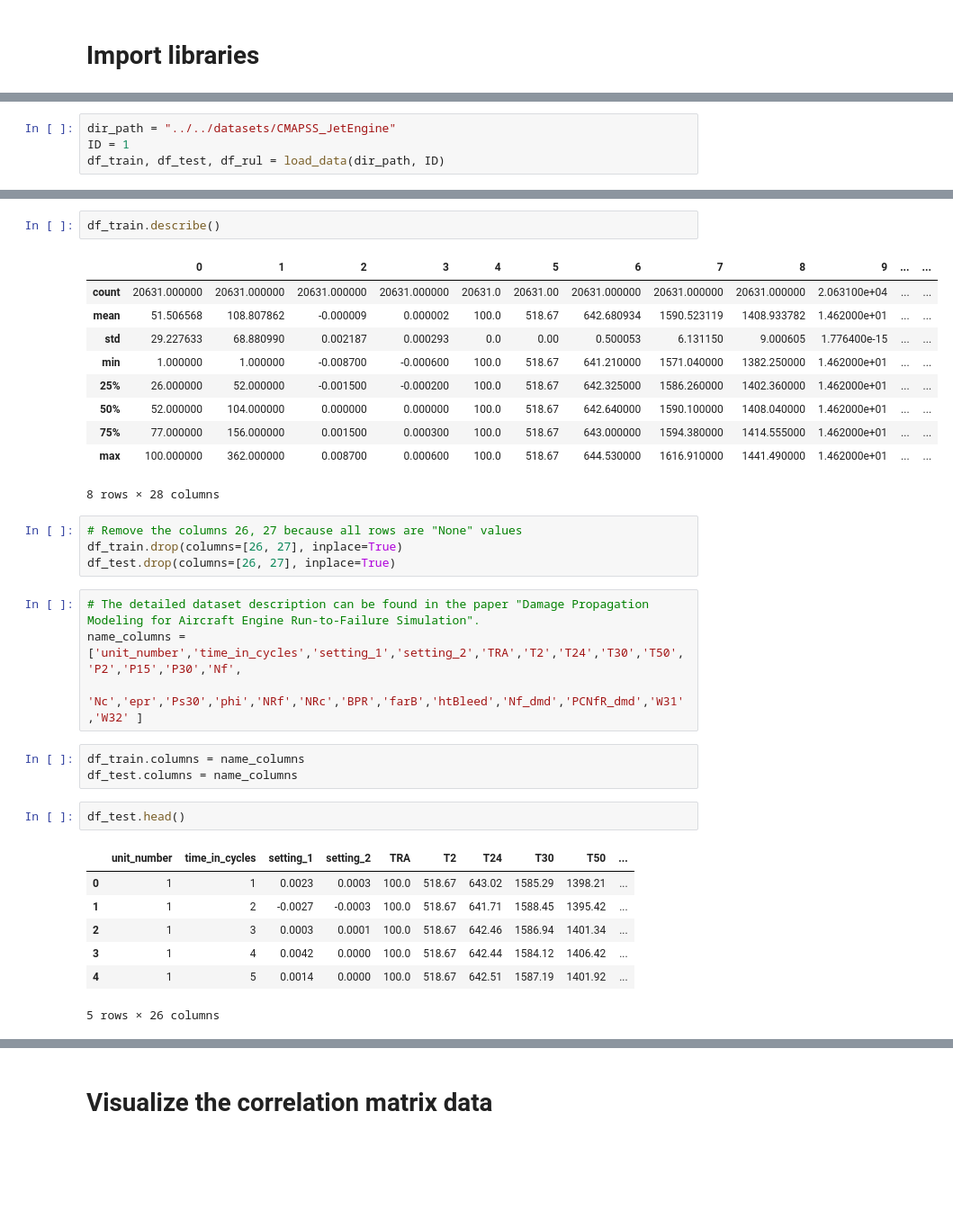
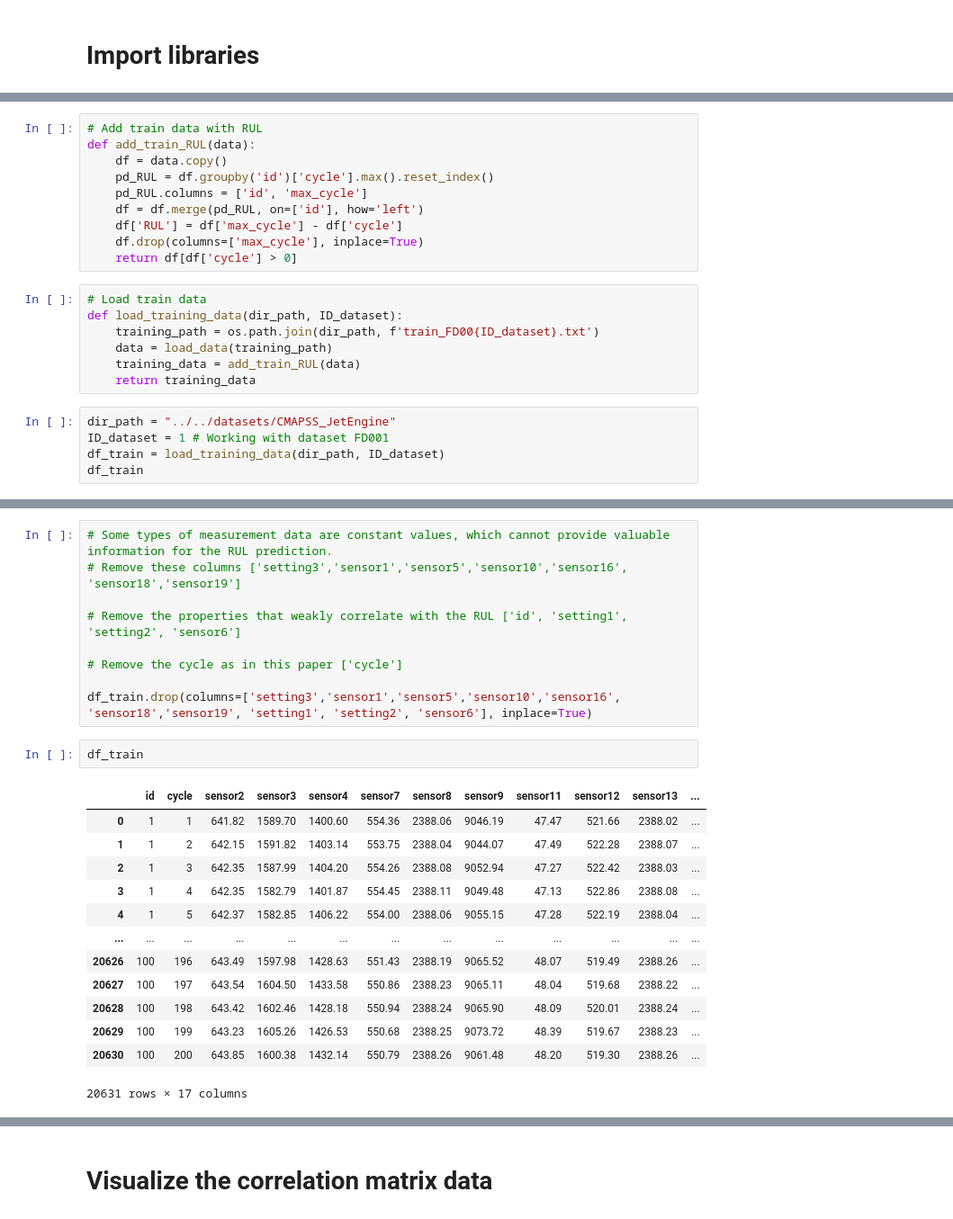
Before and after one commit to mrtrunghieu1/predictive-maintenance-awesome, a Jupyter notebook: src/notebooks/CMAPSS_EDA.ipynb, the cells around one changed output, grey strips where cells are left out. Shown at 90% size. Saved outputs shown, nothing was run; the diff lists cells and outputs as text; blank space fills up the shorter version.

Commit message:
[UPDATE] Time window extraction

```diff
--- a/src/notebooks/CMAPSS_EDA.ipynb
+++ b/src/notebooks/CMAPSS_EDA.ipynb
@@ -20,4 +26,22 @@ def load_data(dir_path, ID):
+# %%
+# Add train data with RUL
+def add_train_RUL(data):
+    df = data.copy()
+    pd_RUL = df.groupby('id')['cycle'].max().reset_index()
+    pd_RUL.columns = ['id', 'max_cycle']
+    df = df.merge(pd_RUL, on=['id'], how='left')
+    df['RUL'] = df['max_cycle'] - df['cycle']
+    df.drop(columns=['max_cycle'], inplace=True)
+    return df[df['cycle'] > 0]
+# %%
+# Load train data
+def load_training_data(dir_path, ID_dataset):
+    training_path = os.path.join(dir_path, f'train_FD00{ID_dataset}.txt')
+    data = load_data(training_path)
+    training_data = add_train_RUL(data)
+    return training_data
 # %%
 dir_path = "../../datasets/CMAPSS_JetEngine"
-ID = 1
-df_train, df_test, df_rul = load_data(dir_path, ID)
+ID_dataset = 1 # Working with dataset FD001
+df_train = load_training_data(dir_path, ID_dataset)
+df_train
@@ -24,34 +62,25 @@ df_train, df_test, df_rul = load_data(dir_path, ID)
+# %%
+# Some types of measurement data are constant values, which cannot provide valuable information for the RUL prediction.
+# Remove these columns ['setting3','sensor1','sensor5','sensor10','sensor16', 'sensor18','sensor19']
+
+# Remove the properties that weakly correlate with the RUL ['id', 'setting1', 'setting2', 'sensor6']
+
+# Remove the cycle as in this paper ['cycle']
+
+df_train.drop(columns=['setting3','sensor1','sensor5','sensor10','sensor16', 'sensor18','sensor19', 'setting1', 'setting2', 'sensor6'], inplace=True)
 # %%
-df_train.describe()
+df_train
 # %% [output]
-|  | 0 | 1 | 2 | 3 | 4 | 5 | 6 | 7 | 8 | 9 | ... | ... |
-| count | 20631.000000 | 20631.000000 | 20631.000000 | 20631.000000 | 20631.0 | 20631.00 | 20631.000000 | 20631.000000 | 20631.000000 | 2.063100e+04 | ... | ... |
-| mean | 51.506568 | 108.807862 | -0.000009 | 0.000002 | 100.0 | 518.67 | 642.680934 | 1590.523119 | 1408.933782 | 1.462000e+01 | ... | ... |
-| std | 29.227633 | 68.880990 | 0.002187 | 0.000293 | 0.0 | 0.00 | 0.500053 | 6.131150 | 9.000605 | 1.776400e-15 | ... | ... |
-| min | 1.000000 | 1.000000 | -0.008700 | -0.000600 | 100.0 | 518.67 | 641.210000 | 1571.040000 | 1382.250000 | 1.462000e+01 | ... | ... |
-| 25% | 26.000000 | 52.000000 | -0.001500 | -0.000200 | 100.0 | 518.67 | 642.325000 | 1586.260000 | 1402.360000 | 1.462000e+01 | ... | ... |
-| 50% | 52.000000 | 104.000000 | 0.000000 | 0.000000 | 100.0 | 518.67 | 642.640000 | 1590.100000 | 1408.040000 | 1.462000e+01 | ... | ... |
-| 75% | 77.000000 | 156.000000 | 0.001500 | 0.000300 | 100.0 | 518.67 | 643.000000 | 1594.380000 | 1414.555000 | 1.462000e+01 | ... | ... |
-| max | 100.000000 | 362.000000 | 0.008700 | 0.000600 | 100.0 | 518.67 | 644.530000 | 1616.910000 | 1441.490000 | 1.462000e+01 | ... | ... |
+|  | id | cycle | sensor2 | sensor3 | sensor4 | sensor7 | sensor8 | sensor9 | sensor11 | sensor12 | sensor13 | ... |
+| 0 | 1 | 1 | 641.82 | 1589.70 | 1400.60 | 554.36 | 2388.06 | 9046.19 | 47.47 | 521.66 | 2388.02 | ... |
+| 1 | 1 | 2 | 642.15 | 1591.82 | 1403.14 | 553.75 | 2388.04 | 9044.07 | 47.49 | 522.28 | 2388.07 | ... |
+| 2 | 1 | 3 | 642.35 | 1587.99 | 1404.20 | 554.26 | 2388.08 | 9052.94 | 47.27 | 522.42 | 2388.03 | ... |
+| 3 | 1 | 4 | 642.35 | 1582.79 | 1401.87 | 554.45 | 2388.11 | 9049.48 | 47.13 | 522.86 | 2388.08 | ... |
+| 4 | 1 | 5 | 642.37 | 1582.85 | 1406.22 | 554.00 | 2388.06 | 9055.15 | 47.28 | 522.19 | 2388.04 | ... |
+| ... | ... | ... | ... | ... | ... | ... | ... | ... | ... | ... | ... | ... |
+| 20626 | 100 | 196 | 643.49 | 1597.98 | 1428.63 | 551.43 | 2388.19 | 9065.52 | 48.07 | 519.49 | 2388.26 | ... |
+| 20627 | 100 | 197 | 643.54 | 1604.50 | 1433.58 | 550.86 | 2388.23 | 9065.11 | 48.04 | 519.68 | 2388.22 | ... |
+| 20628 | 100 | 198 | 643.42 | 1602.46 | 1428.18 | 550.94 | 2388.24 | 9065.90 | 48.09 | 520.01 | 2388.24 | ... |
+| 20629 | 100 | 199 | 643.23 | 1605.26 | 1426.53 | 550.68 | 2388.25 | 9073.72 | 48.39 | 519.67 | 2388.23 | ... |
+| 20630 | 100 | 200 | 643.85 | 1600.38 | 1432.14 | 550.79 | 2388.26 | 9061.48 | 48.20 | 519.30 | 2388.26 | ... |
-8 rows × 28 columns
+20631 rows × 17 columns
-# %%
-# Remove the columns 26, 27 because all rows are "None" values
-df_train.drop(columns=[26, 27], inplace=True)
-df_test.drop(columns=[26, 27], inplace=True)
-# %%
-# The detailed dataset description can be found in the paper "Damage Propagation Modeling for Aircraft Engine Run-to-Failure Simulation".
-name_columns = ['unit_number','time_in_cycles','setting_1','setting_2','TRA','T2','T24','T30','T50','P2','P15','P30','Nf',
-                'Nc','epr','Ps30','phi','NRf','NRc','BPR','farB','htBleed','Nf_dmd','PCNfR_dmd','W31','W32' ]
-# %%
-df_train.columns = name_columns
-df_test.columns = name_columns
-# %%
-df_test.head()
-# %% [output]
-|  | unit_number | time_in_cycles | setting_1 | setting_2 | TRA | T2 | T24 | T30 | T50 | ... |
-| 0 | 1 | 1 | 0.0023 | 0.0003 | 100.0 | 518.67 | 643.02 | 1585.29 | 1398.21 | ... |
-| 1 | 1 | 2 | -0.0027 | -0.0003 | 100.0 | 518.67 | 641.71 | 1588.45 | 1395.42 | ... |
-| 2 | 1 | 3 | 0.0003 | 0.0001 | 100.0 | 518.67 | 642.46 | 1586.94 | 1401.34 | ... |
-| 3 | 1 | 4 | 0.0042 | 0.0000 | 100.0 | 518.67 | 642.44 | 1584.12 | 1406.42 | ... |
-| 4 | 1 | 5 | 0.0014 | 0.0000 | 100.0 | 518.67 | 642.51 | 1587.19 | 1401.92 | ... |
-5 rows × 26 columns
```
Also changed, not shown: parts of 37 cells of this notebook.
